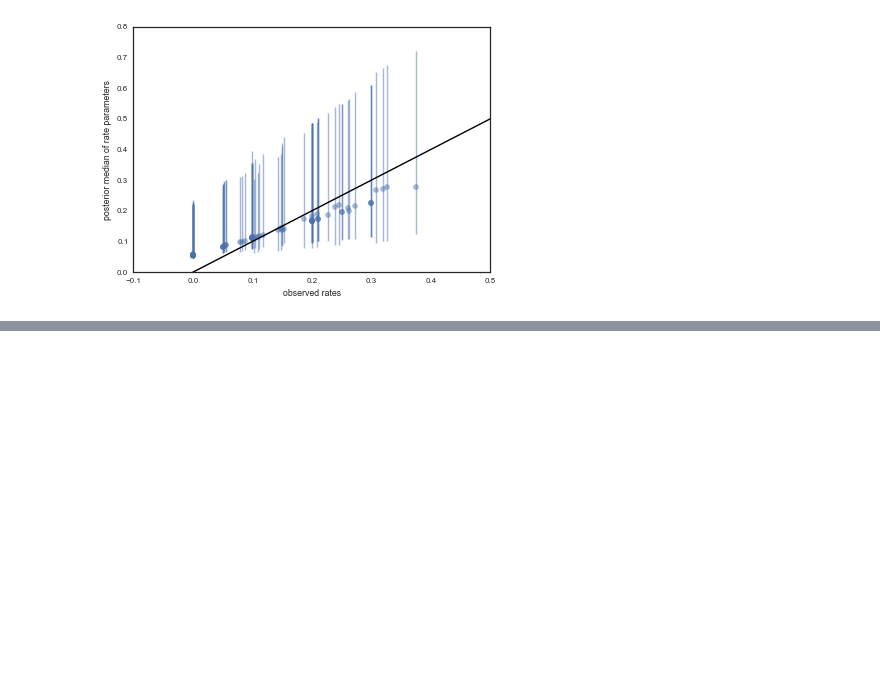
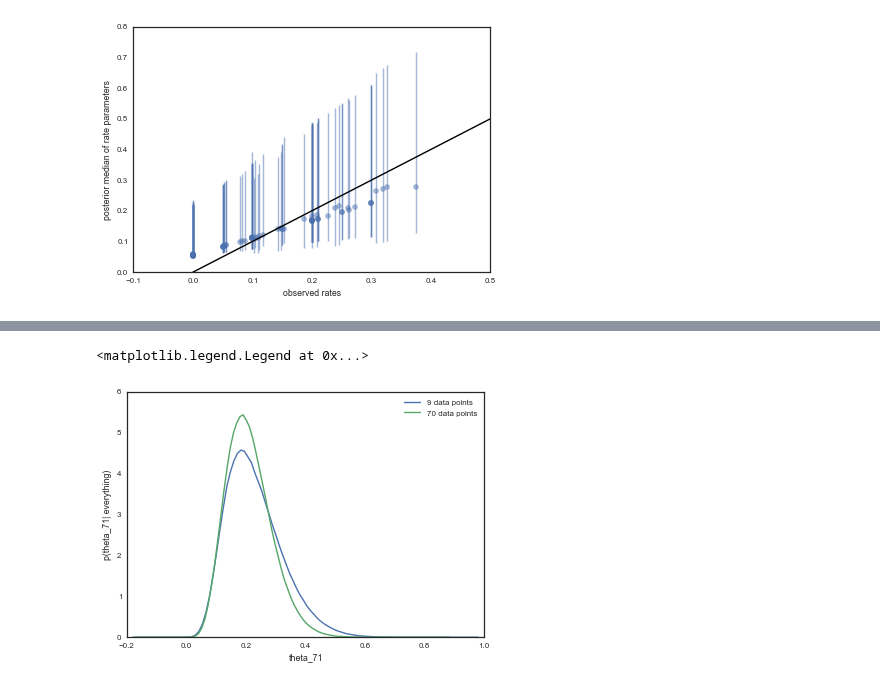
Before and after one commit to subodhchhabra/2015, a Jupyter notebook: Lectures/Lecture10_More_Gibbs_Slides.ipynb, the cells around one changed output, grey strips where cells are left out. Drawn from its saved outputs; the diff is of its cells as text; code cells hidden in the pictures; blank space fills up the shorter version.

```diff
--- a/Lectures/Lecture10_More_Gibbs_Slides.ipynb
+++ b/Lectures/Lecture10_More_Gibbs_Slides.ipynb
@@ -485,0 +528,9 @@ plt.xlim(-0.1,0.5)
+# %%
+sns.kdeplot(posterior_71_9_dataPoints.flatten(), label="9 data points")
+sns.kdeplot(posterior71.flatten(), label="70 data points")
+plt.xlabel('theta_71')
+plt.ylabel('p(theta_71| everything)')
+plt.legend()
+# %% [output]
+<matplotlib.legend.Legend at 0x...>
+[figure, added]
```
Also changed, not shown: parts of 11 cells of this notebook, 1 other file.
